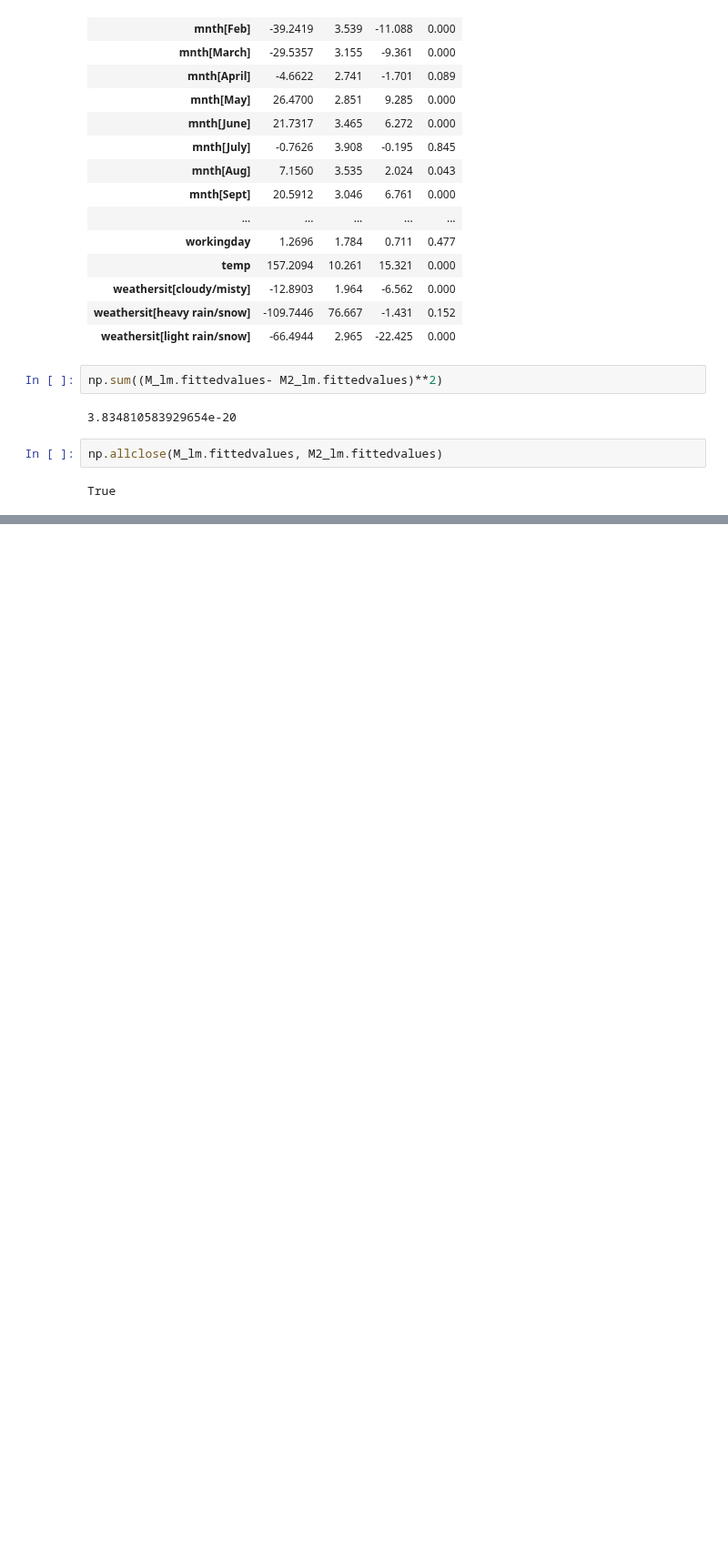
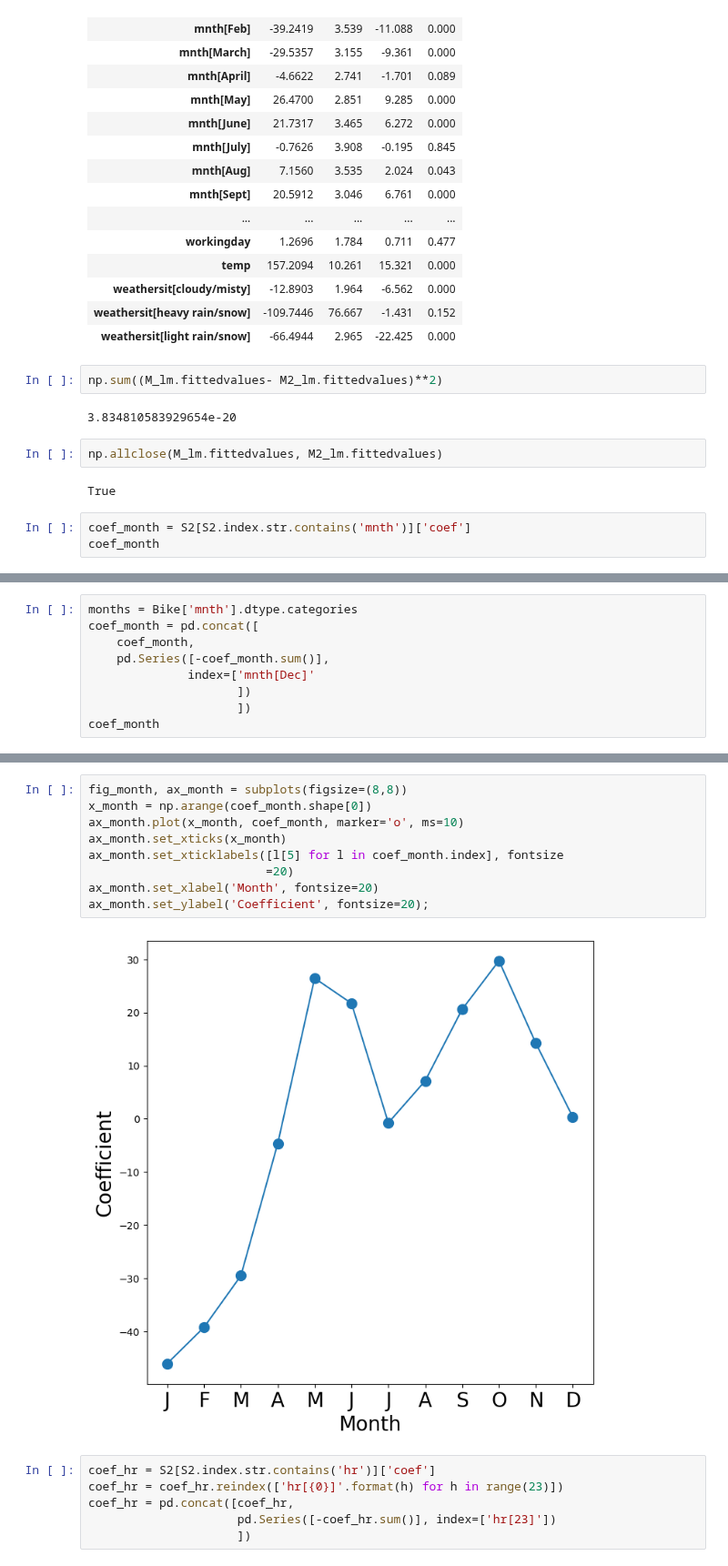
Before and after one commit to zozoking101/An-Introduction-to-Statistical-Learning-with-Applications-in-Python, a Jupyter notebook: 4_Classification/Chapter_4.ipynb, the cells around one changed output, grey strips where cells are left out. Shown at 91% size. Saved outputs shown, nothing was run; the diff lists cells and outputs as text; blank space fills up the shorter version.

```diff
--- a/4_Classification/Chapter_4.ipynb
+++ b/4_Classification/Chapter_4.ipynb
@@ -2159,3 +2159,6 @@ np.sum((M_lm.fittedvalues- M2_lm.fittedvalues)**2)
 np.allclose(M_lm.fittedvalues, M2_lm.fittedvalues)
 # %% [output]
 True
+# %%
+coef_month = S2[S2.index.str.contains('mnth')]['coef']
+coef_month
@@ -2161,0 +2178,9 @@ True
+# %%
+months = Bike['mnth'].dtype.categories
+coef_month = pd.concat([
+    coef_month,
+    pd.Series([-coef_month.sum()],
+              index=['mnth[Dec]'
+                     ])
+                     ])
+coef_month
@@ -2161,0 +2201,17 @@ True
+# %%
+fig_month, ax_month = subplots(figsize=(8,8))
+x_month = np.arange(coef_month.shape[0])
+ax_month.plot(x_month, coef_month, marker='o', ms=10)
+ax_month.set_xticks(x_month)
+ax_month.set_xticklabels([l[5] for l in coef_month.index], fontsize
+                         =20)
+ax_month.set_xlabel('Month', fontsize=20)
+ax_month.set_ylabel('Coefficient', fontsize=20);
+# %% [output]
+[figure, added]
+# %%
+coef_hr = S2[S2.index.str.contains('hr')]['coef']
+coef_hr = coef_hr.reindex(['hr[{0}]'.format(h) for h in range(23)])
+coef_hr = pd.concat([coef_hr,
+                     pd.Series([-coef_hr.sum()], index=['hr[23]'])
+                     ])
```
Also changed, not shown: parts of 32 cells of this notebook.
